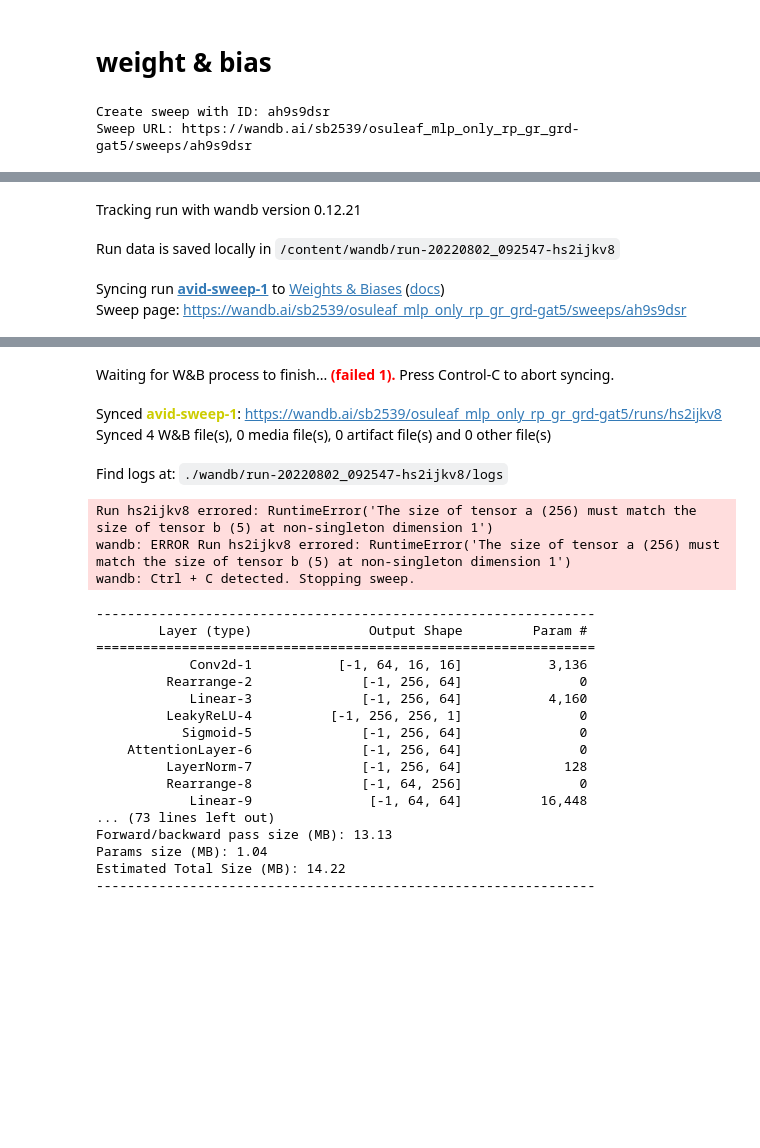
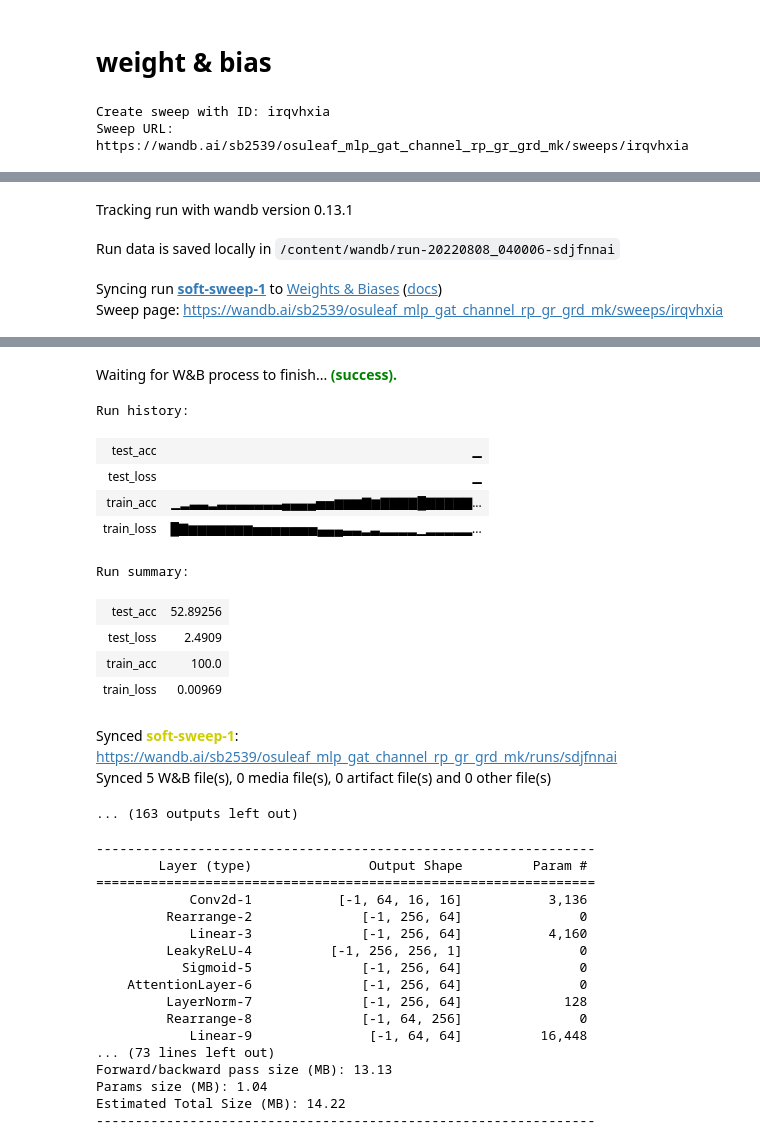
Before and after one commit to sb2539/AI-study, a Jupyter notebook: mlpmixergat(channels)osuleaf3channels.ipynb, the cells around one changed output, grey strips where cells are left out. Cells and saved outputs as stored; diff of their text form; code cells hidden in the pictures; blank space fills up the shorter version.

Commit message:
mlpmixer + channels gat + image transformation(rp+gasf+gadf+mtf)

```diff
--- a/mlpmixergat(channels)osuleaf3channels.ipynb
+++ b/mlpmixergat(channels)osuleaf3channels.ipynb
@@ -229,12 +225,15 @@ class MLPMixer(nn.Module):
         self.dropout = dropout
         assert image_size % patch_size == 0 # 이미지 사이즈가 패치 사이즈로 나누어져야 함
         self.num_patch = (image_size // patch_size) **2 # num_patch = 64 , img_size = 64, patch_size = 8
-        self.channel_gat = AttentionLayer(in_channels, image_size, dropout, alpha)
+        self.channel_gat = AttentionLayer(in_channels, self.num_patch, image_size, alpha)
         self.patch_embedding = nn.Sequential(
-            nn.Conv2d(in_channels, in_channels, patch_size, patch_size), # (in_channel = 3, out_channel=32, kernel = 8,stride =  8)
-            Rearrange('b c h w -> b c (h w)') #(5, 3, 8, 8) -> (5, 3, 64)
+            nn.Conv2d(in_channels, in_channels, patch_size, patch_size), # (in_channel = 4, out_channel=4, kernel = 8, stride =  8)
+            Rearrange('b c h w -> b c (h w)') #(5, 4, 12, 12) -> (5, 4, 144)
         )                                     # 64 * 512 matrix 만들어짐
-        self.channel_gat = AttentionLayer(in_channels, dim, dropout, alpha)
+        self.lin = nn.Sequential(
+            Rearrange('b c p -> b p c'),
+            nn.Linear(in_channels ,dim)
+        )
         self.mixer_blocks = nn.ModuleList([])
         for _ in range(depth):     # depth = 8 만큼
             self.mixer_blocks.append(
@@ -244,9 +243,10 @@ class MLPMixer(nn.Module):
         self.layer_norm = nn.LayerNorm(dim)
         self.mlp_head = nn.Linear(dim, num_classes)
 
-    def forward(self, x): # 입력 (5, 3, 64, 64)
-        x = self.patch_embedding(x)  # (5, 3, 64)
-        x = self.channel_gat(x) #(5, 3, 64)
+    def forward(self, x): # 입력 (5, 4, 64, 64)
+        x = self.patch_embedding(x)  # (5, 3, 64) before (5, 64, 3)
+        x = self.channel_gat(x) #(5, 4, 144)
+        x = self.lin(x)
         for mixer_block in self.mixer_blocks:
             x = mixer_block(x) # (1, 64, 512)
         x = self.layer_norm(x)
@@ -304,7 +304,7 @@ def train(model, trainloader, testloader, criterion, optimizer, config, wandb):
         val_acc = 100. * val_correct / len(testloader.dataset)
         if val_acc > best_acc:
             best_acc = val_acc
-            torch.save(model.state_dict(), PATH + 'osuleafgat_mlp_state_dictonly_rp_gr_grdchange.pt')
+            torch.save(model.state_dict(), PATH + 'osuleafgatchannel_mlp_state_dictonly_rp_gr_grd_mk.pt')
             print("saved")
         wandb.log({"train_loss": avg_loss, "train_acc":train_acc}, step=epoch)
         print(f"TRAIN: EPOCH {epoch + 1:04d} / {config.epochs:04d} | Epoch LOSS {avg_loss:.4f} | Epoch ACC {train_acc:.4f} | Val Loss {val_loss:.4f} | Val_acc {val_acc:.4f}")
@@ -332,7 +332,7 @@ def test(model, loader, criterion, wandb):
         "test_loss": test_loss})
 # %%
 sweep_config = {
-    'name' : 'osu_rp_gr_grd-gat-sweep',
+    'name' : 'osu_rp_gr_grd-gat_channel-sweep',
     'method' : 'random',
     'metric' : {
         'name': 'test_acc',
@@ -343,7 +343,7 @@ sweep_config = {
             'values':['adam']
         },
         'dropout':{
-            'values':[0.,0.3,0.5]
+            'values':[0.]
         },
         'learning_rate':{
             'distribution':'uniform',
@@ -351,22 +351,22 @@ sweep_config = {
             'max':0.001
         },
         'epochs':{
-            'values': [80]
+            'values': [50]
         },
         'hidden_size':{
-            'values': [64]
+            'values': [64, 128, 256, 512]
         },
         'patch_size':{
-            'values': [4]
+            'values': [4, 8, 16]
         },
         'number_of_layers':{
-            'values':[4]
+            'values':[4,8,16]
         },
         'token_dim':{
-            'values':[64]
+            'values':[32, 64, 128, 256, 512]
         },
         'channel_dim':{
-            'values':[256]
+            'values':[32, 64, 128, 256, 512]
         },
         'alpha':{
             'values':[0.2]
@@ -380,7 +380,7 @@ def run_sweeep(config=None):
     criterion = nn.CrossEntropyLoss()
     in_channels = 3
     num_classes = 6
-    resolution = 64
+    resolution = 96
     model = MLPMixer(
         in_channels = in_channels,
         dim = w_config.hidden_size,
@@ -398,8 +398,8 @@ def run_sweeep(config=None):
     train(model, trainloader, testloader, criterion, optimizer,  w_config, wandb)
     test(model, testloader, criterion, wandb)
 # %%
-sweep_id = wandb.sweep(sweep_config, project="osuleaf_mlp_only_rp_gr_grd-gat5", entity='sb2539')
+sweep_id = wandb.sweep(sweep_config, project="osuleaf_mlp_gat_channel_rp_gr_grd", entity='sb2539')
 wandb.agent(sweep_id, run_sweeep, count=100)
 # %% [output]
-Create sweep with ID: ah9s9dsr
-Sweep URL: https://wandb.ai/sb2539/osuleaf_mlp_only_rp_gr_grd-gat5/sweeps/ah9s9dsr
+Create sweep with ID: irqvhxia
+Sweep URL: https://wandb.ai/sb2539/osuleaf_mlp_gat_channel_rp_gr_grd_mk/sweeps/irqvhxia
@@ -418,5 +417,5 @@ wandb: Currently logged in as: sb2539. Use `wandb login --relogin` to force relo
 wandb: WARNING Ignored wandb.init() arg entity when running a sweep.
-Tracking run with wandb version 0.12.21
+Tracking run with wandb version 0.13.1
-Run data is saved locally in /content/wandb/run-20220802_092547-hs2ijkv8
+Run data is saved locally in /content/wandb/run-20220808_040006-sdjfnnai
-Syncing run avid-sweep-1 to Weights & Biases (docs)
-Sweep page: https://wandb.ai/sb2539/osuleaf_mlp_only_rp_gr_grd-gat5/sweeps/ah9s9dsr
+Syncing run soft-sweep-1 to Weights & Biases (docs)
+Sweep page: https://wandb.ai/sb2539/osuleaf_mlp_gat_channel_rp_gr_grd_mk/sweeps/irqvhxia
@@ -423,10 +439,17 @@ Sweep page: https://wandb.ai/sb2539/osuleaf_mlp_only_rp_gr_grd-gat5/sweeps/ah9s9
-Waiting for W&B process to finish... (failed 1). Press Control-C to abort syncing.
+Waiting for W&B process to finish... (success).
+Run history:
+| test_acc | ▁ |
+| test_loss | ▁ |
+| train_acc | ▁▂▃▃▂▃▃▃▃▃▃▃▄▄▄▄▅▅▆▆▆▇▆▇▇▇▇█▇▇▇▇▇... |
+| train_loss | █▇▆▆▆▆▆▆▆▅▅▅▅▅▅▅▄▄▄▃▃▂▃▂▂▂▂▁▂▂▂▂▂... |
+Run summary:
+| test_acc | 52.89256 |
+| test_loss | 2.4909 |
+| train_acc | 100.0 |
+| train_loss | 0.00969 |
-Synced avid-sweep-1: https://wandb.ai/sb2539/osuleaf_mlp_only_rp_gr_grd-gat5/runs/hs2ijkv8
-Synced 4 W&B file(s), 0 media file(s), 0 artifact file(s) and 0 other file(s)
+Synced soft-sweep-1: https://wandb.ai/sb2539/osuleaf_mlp_gat_channel_rp_gr_grd_mk/runs/sdjfnnai
+Synced 5 W&B file(s), 0 media file(s), 0 artifact file(s) and 0 other file(s)
-Find logs at: ./wandb/run-20220802_092547-hs2ijkv8/logs
-Run hs2ijkv8 errored: RuntimeError('The size of tensor a (256) must match the size of tensor b (5) at non-singleton dimension 1')
-wandb: ERROR Run hs2ijkv8 errored: RuntimeError('The size of tensor a (256) must match the size of tensor b (5) at non-singleton dimension 1')
-wandb: Ctrl + C detected. Stopping sweep.
+... (163 outputs left out)
 # %%
 if __name__ == "__main__":
     from torchsummary import summary
```
Also changed, not shown: parts of 5 cells of this notebook.
